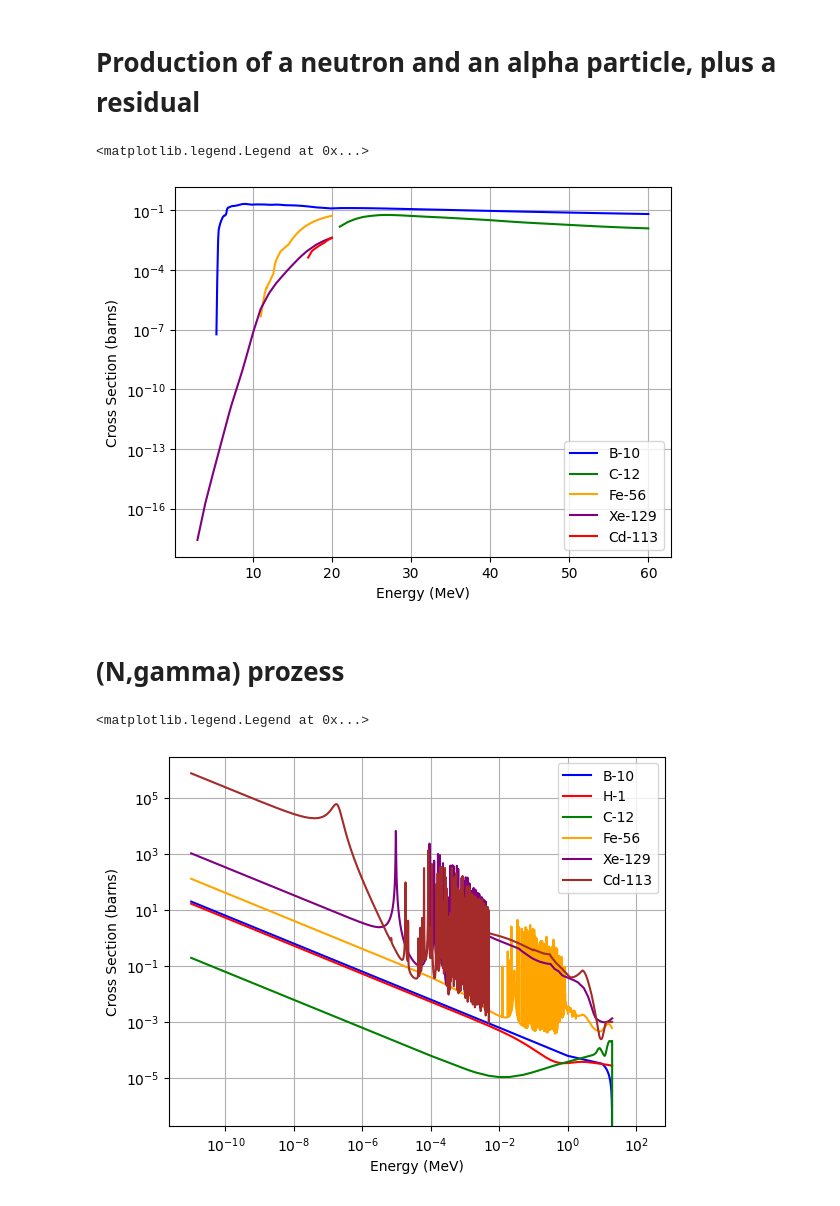
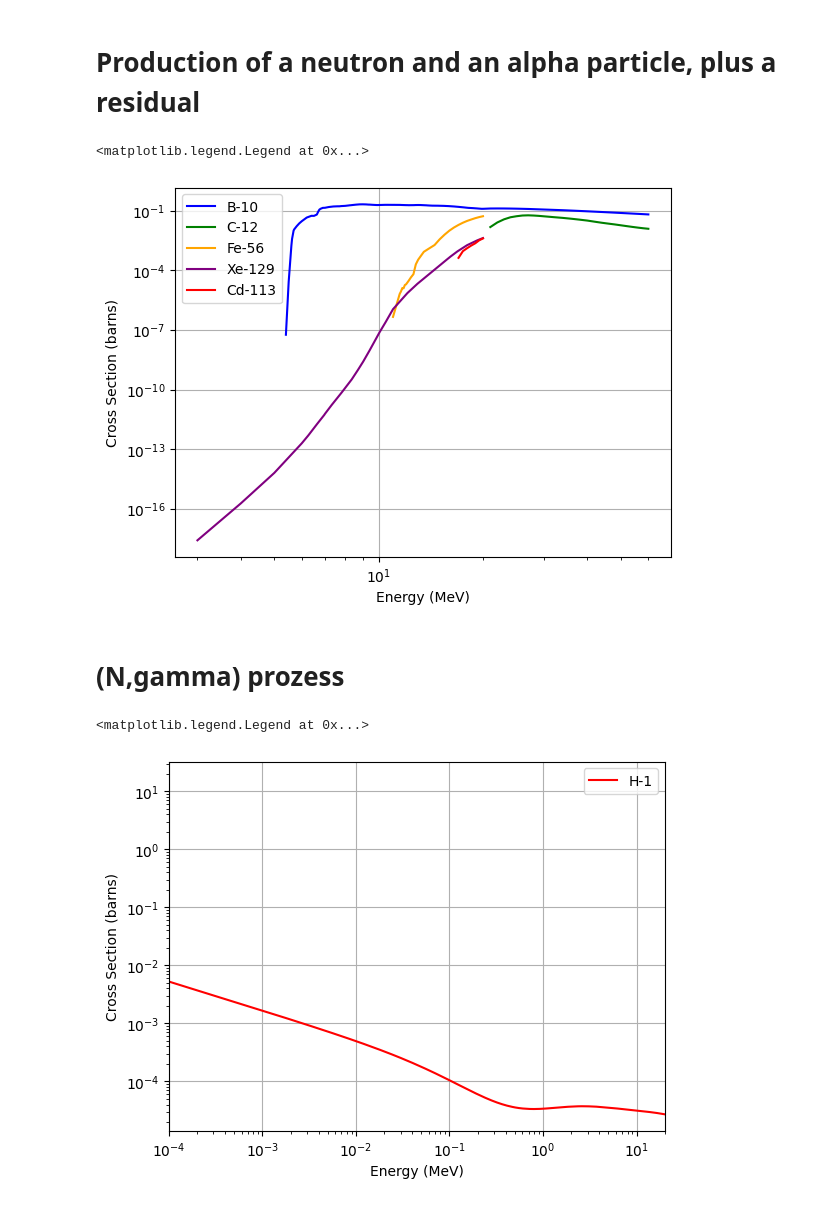
Before and after one commit to B-Koberg/XeSim, a Jupyter notebook: notebooks/Crosssections/Crosssections.ipynb, the cells around one changed output. Cells and saved outputs as stored; diff of their text form; code cells hidden in the pictures.

```diff
--- a/notebooks/Crosssections/Crosssections.ipynb
+++ b/notebooks/Crosssections/Crosssections.ipynb
@@ -30,40 +111,43 @@ plt.plot(data_Xe129[0], data_Xe129[1], '-', label='Xe-129', color='purple')
 plt.plot(data_Cd113[0], data_Cd113[1], '-', label='Cd-113', color='red')
 plt.xlabel('Energy (MeV)')
 plt.ylabel('Cross Section (barns)')
-#plt.xscale('log')
+plt.xscale('log')
 plt.yscale('log')
 plt.grid()
 plt.legend()
 # %% [output]
 <matplotlib.legend.Legend at 0x...>
-[figure, old version]
+[figure, new version]
 # %% [markdown]
 # (N,gamma) prozess
 # %%
-data_bor10 = pd.read_csv('B-10_N,G.txt', sep=r'\s+', header=None, engine='python')
-data_H1 = pd.read_csv('H-1_N,G.txt', sep=r'\s+', header=None, engine='python')
-data_C12 = pd.read_csv('C-12_N,G.txt', sep=r'\s+', header=None, engine='python')
-data_Fe56 = pd.read_csv('Fe-56_N,G.txt', sep=r'\s+', header=None, engine='python')
-data_Xe129 = pd.read_csv('Xe-129_N,G.txt', sep=r'\s+', header=None, engine='python')
-data_Cd113 = pd.read_csv('Cd-113_N,G.txt', sep=r'\s+', header=None, engine='python')
+data_bor10 = pd.read_csv('./Literature/B-10_N,G.txt', sep=r'\s+', header=None, engine='python')
+data_H1 = pd.read_csv('./Literature/H-1_N,G.txt', sep=r'\s+', header=None, engine='python')
+data_C12 = pd.read_csv('./Literature/C-12_N,G.txt', sep=r'\s+', header=None, engine='python')
+data_Fe56 = pd.read_csv('./Literature/Fe-56_N,G.txt', sep=r'\s+', header=None, engine='python')
+data_Xe129 = pd.read_csv('./Literature/Xe-129_N,G.txt', sep=r'\s+', header=None, engine='python')
+data_Cd113 = pd.read_csv('./Literature/Cd-113_N,G.txt', sep=r'\s+', header=None, engine='python')
 
 data_Fe56 = data_Fe56[data_Fe56[0] <= 20]
 # %%
-plt.plot(data_bor10[0], data_bor10[1], '-', label='B-10', color='blue')
+#plt.plot(data_bor10[0], data_bor10[1], '-', label='B-10', color='blue')
 plt.plot(data_H1[0], data_H1[1], '-', label='H-1', color='red')
-plt.plot(data_C12[0], data_C12[1], '-', label='C-12', color='green')
-plt.plot(data_Fe56[0], data_Fe56[1], '-', label='Fe-56', color='orange')
-plt.plot(data_Xe129[0], data_Xe129[1], '-', label='Xe-129', color='purple')
-plt.plot(data_Cd113[0], data_Cd113[1], '-', label='Cd-113', color='brown')
+#plt.plot(data_C12[0], data_C12[1], '-', label='C-12', color='green')
+#plt.plot(data_Fe56[0], data_Fe56[1], '-', label='Fe-56', color='orange')
+#plt.plot(data_Xe129[0], data_Xe129[1], '-', label='Xe-129', color='purple')
+#plt.step(bin_centers, bin_values, where="mid", label="TH1D Histogram")
+#plt.step(bin_centers2, bin_values2, where="mid", label="TH1D Histogram 2")
+#plt.plot(data_Cd113[0], data_Cd113[1], '-', label='Cd-113', color='brown')
+plt.xlim(1e-4, 20)
 plt.xlabel('Energy (MeV)')
 plt.ylabel('Cross Section (barns)')
 plt.xscale('log')
 plt.yscale('log')
 plt.grid()
 plt.legend()
 # %% [output]
 <matplotlib.legend.Legend at 0x...>
-[figure, old version]
+[figure, new version]
 # %%
 
 # Beispiel: Zwei Tabellen mit unterschiedlichen Bins einlesen
```
Also changed, not shown: parts of 7 cells of this notebook, 33 other files.
